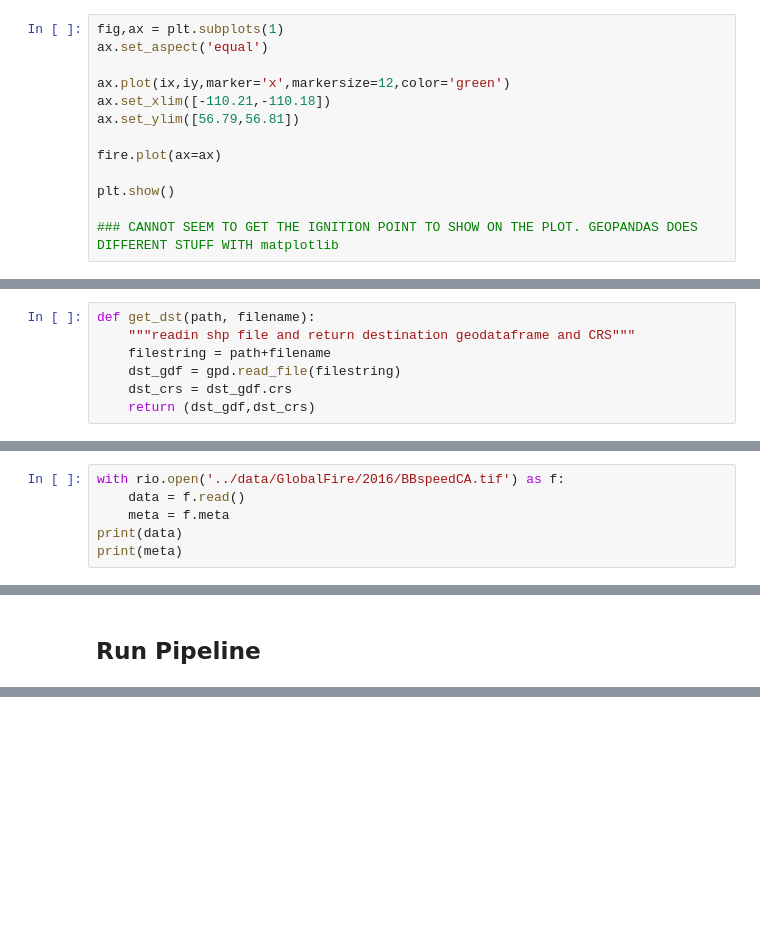
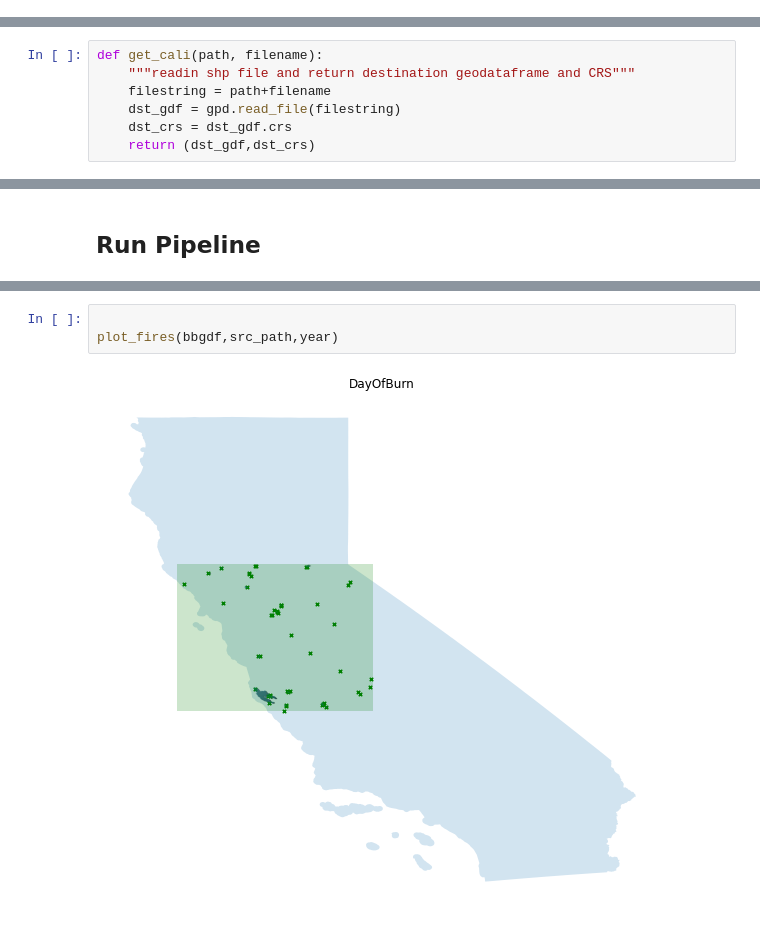
Before and after one commit to lchutny/wildfireplus, a Jupyter notebook: EDA/LauraFirePipeline.ipynb, the cells around one changed output, grey strips where cells are left out. Saved outputs shown, nothing was run; the diff lists cells and outputs as text; blank space fills up the shorter version.

```diff
--- a/EDA/LauraFirePipeline.ipynb
+++ b/EDA/LauraFirePipeline.ipynb
@@ -613,22 +611,9 @@ len(vals)
-# %%
-fig,ax = plt.subplots(1)
-ax.set_aspect('equal')
-
-ax.plot(ix,iy,marker='x',markersize=12,color='green')
-ax.set_xlim([-110.21,-110.18])
-ax.set_ylim([56.79,56.81])
-
-fire.plot(ax=ax)
-
-plt.show()
-
-### CANNOT SEEM TO GET THE IGNITION POINT TO SHOW ON THE PLOT. GEOPANDAS DOES DIFFERENT STUFF WITH matplotlib
 # %% [markdown]
 # Data Pipeline Functions
 # %% [markdown]
 ## Read in California Shape
 # %%
-def get_dst(path, filename):
+def get_cali(path, filename):
     """readin shp file and return destination geodataframe and CRS"""
     filestring = path+filename
     dst_gdf = gpd.read_file(filestring)
@@ -814,6 +787,0 @@ def create_fireidtif():
-# %%
-with rio.open('../data/GlobalFire/2016/BBspeedCA.tif') as f:
-    data = f.read()
-    meta = f.meta
-print(data)
-print(meta)
@@ -960,0 +892,5 @@ print(a,b)
+# %%
+
+plot_fires(bbgdf,src_path,year)
+# %% [output]
+[figure, added]
```
Also changed, not shown: parts of 28 cells of this notebook.
